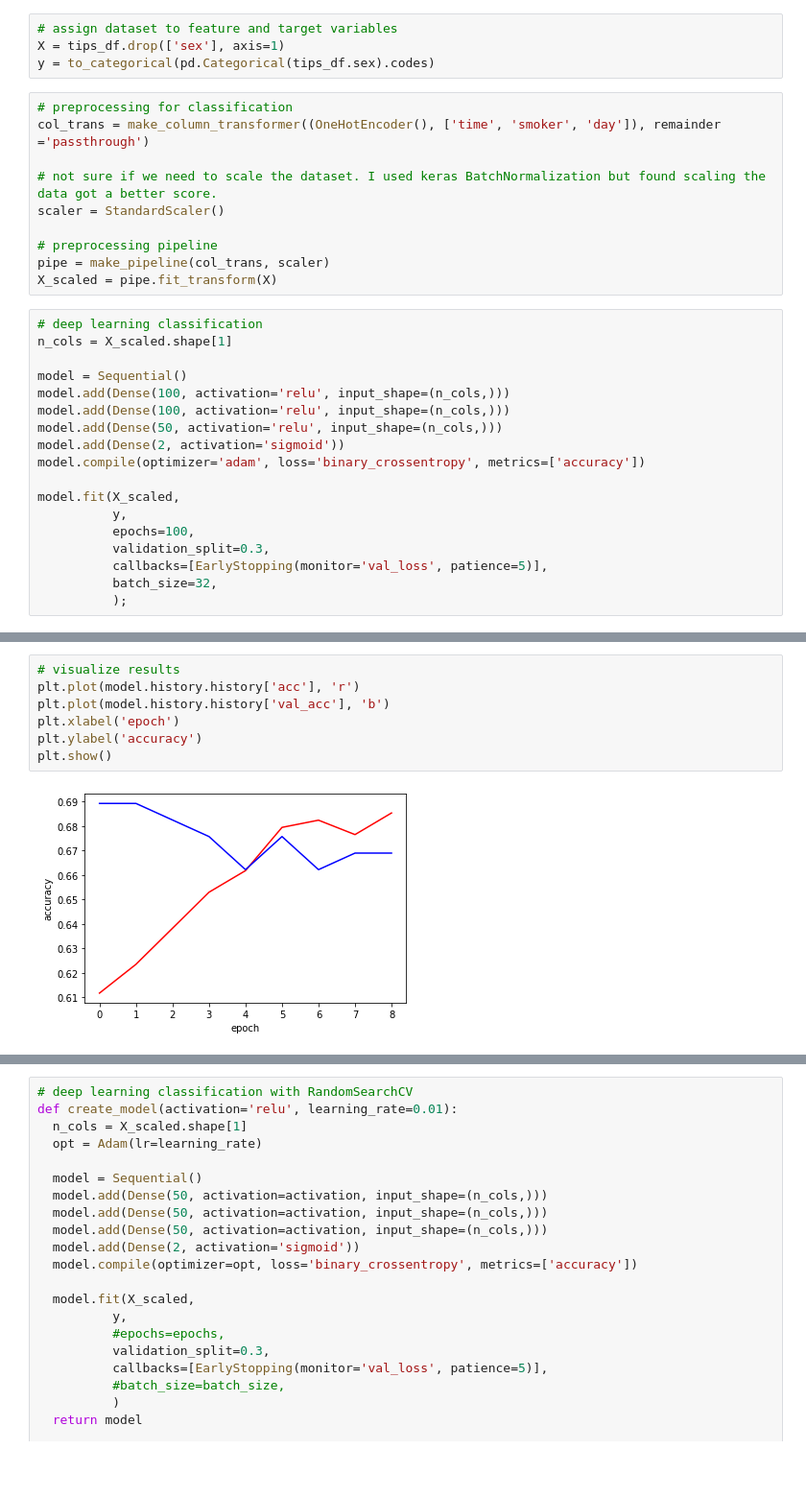
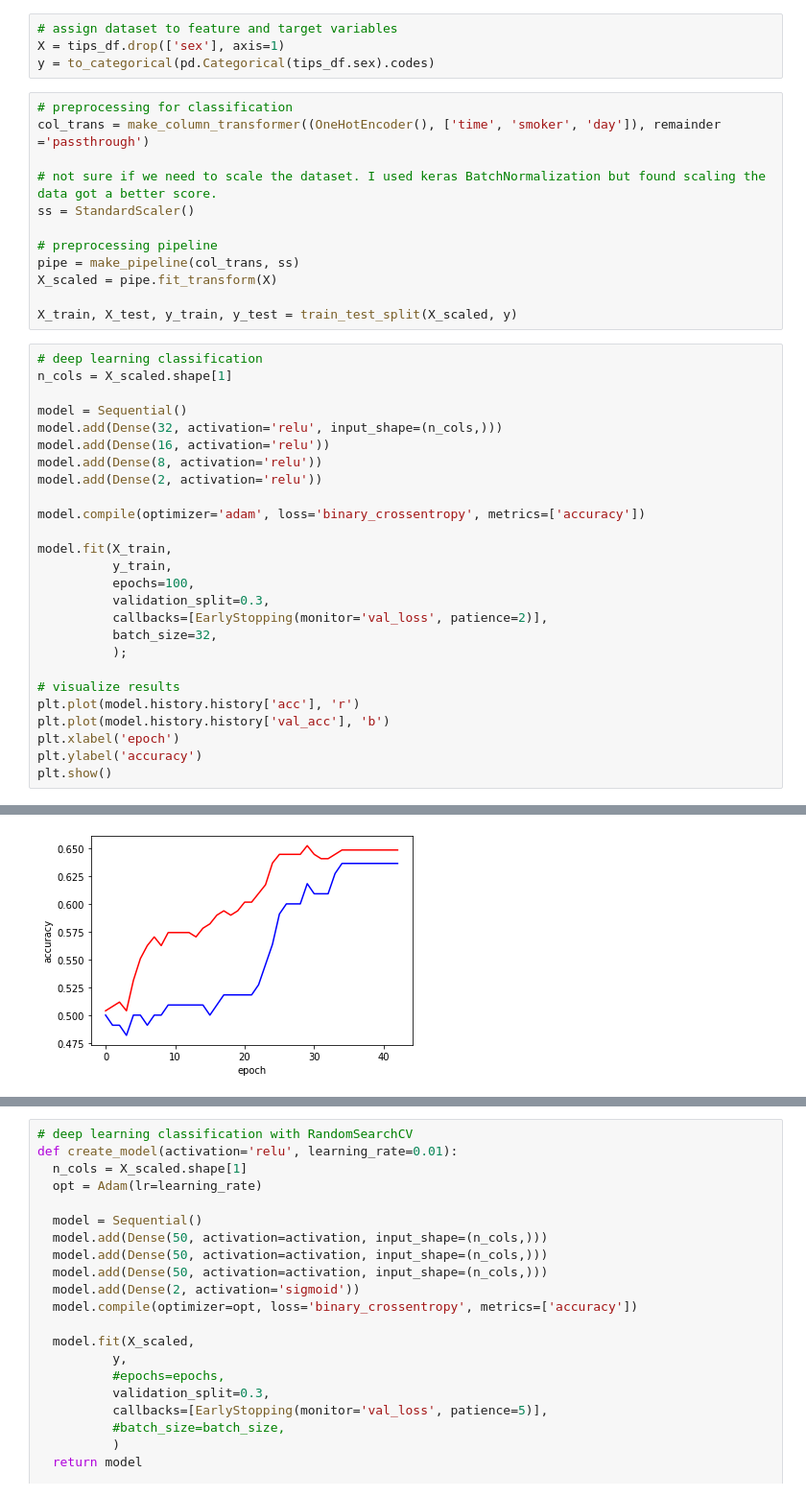
Before and after one commit to nonoumasy/Deep-Learning-on-Tips-dataset, a Jupyter notebook: Deep_Learning_on_Tips_dataset.ipynb, the cells around one changed output, grey strips where cells are left out. Shown at 96% size. Cells and saved outputs as stored; diff of their text form; blank space fills up the shorter version.

```diff
--- a/Deep_Learning_on_Tips_dataset.ipynb
+++ b/Deep_Learning_on_Tips_dataset.ipynb
@@ -39,27 +43,37 @@ y = to_categorical(pd.Categorical(tips_df.sex).codes)
 col_trans = make_column_transformer((OneHotEncoder(), ['time', 'smoker', 'day']), remainder ='passthrough')
 
 # not sure if we need to scale the dataset. I used keras BatchNormalization but found scaling the data got a better score.
-scaler = StandardScaler()
+ss = StandardScaler()
 
 # preprocessing pipeline
-pipe = make_pipeline(col_trans, scaler)
+pipe = make_pipeline(col_trans, ss)
 X_scaled = pipe.fit_transform(X)
+
+X_train, X_test, y_train, y_test = train_test_split(X_scaled, y)
 # %%
 # deep learning classification
 n_cols = X_scaled.shape[1]
 
 model = Sequential()
-model.add(Dense(100, activation='relu', input_shape=(n_cols,)))
-model.add(Dense(100, activation='relu', input_shape=(n_cols,)))
-model.add(Dense(50, activation='relu', input_shape=(n_cols,)))
-model.add(Dense(2, activation='sigmoid'))
+model.add(Dense(32, activation='relu', input_shape=(n_cols,)))
+model.add(Dense(16, activation='relu'))
+model.add(Dense(8, activation='relu'))
+model.add(Dense(2, activation='relu'))
+
 model.compile(optimizer='adam', loss='binary_crossentropy', metrics=['accuracy'])
 
-model.fit(X_scaled,
-          y,
+model.fit(X_train,
+          y_train,
           epochs=100,
           validation_split=0.3,
-          callbacks=[EarlyStopping(monitor='val_loss', patience=5)],
+          callbacks=[EarlyStopping(monitor='val_loss', patience=2)],
           batch_size=32,
           );
+
+# visualize results
+plt.plot(model.history.history['acc'], 'r')
+plt.plot(model.history.history['val_acc'], 'b')
+plt.xlabel('epoch')
+plt.ylabel('accuracy')
+plt.show()
 # %% [output]
@@ -85,9 +97 @@ Epoch 9/100
+[figure, added]
-# %%
-# visualize results
-plt.plot(model.history.history['acc'], 'r')
-plt.plot(model.history.history['val_acc'], 'b')
-plt.xlabel('epoch')
-plt.ylabel('accuracy')
-plt.show()
-# %% [output]
-[figure, removed]
```
Also changed, not shown: parts of 7 cells of this notebook.
